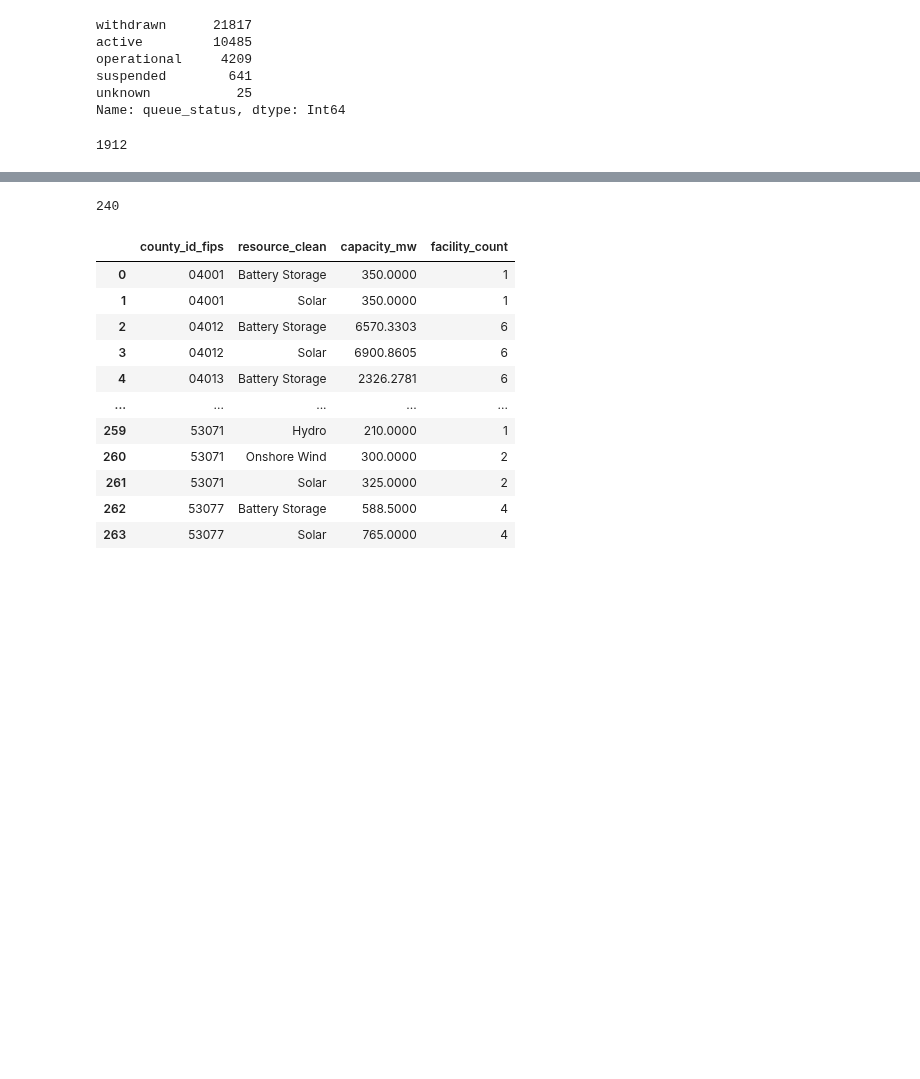
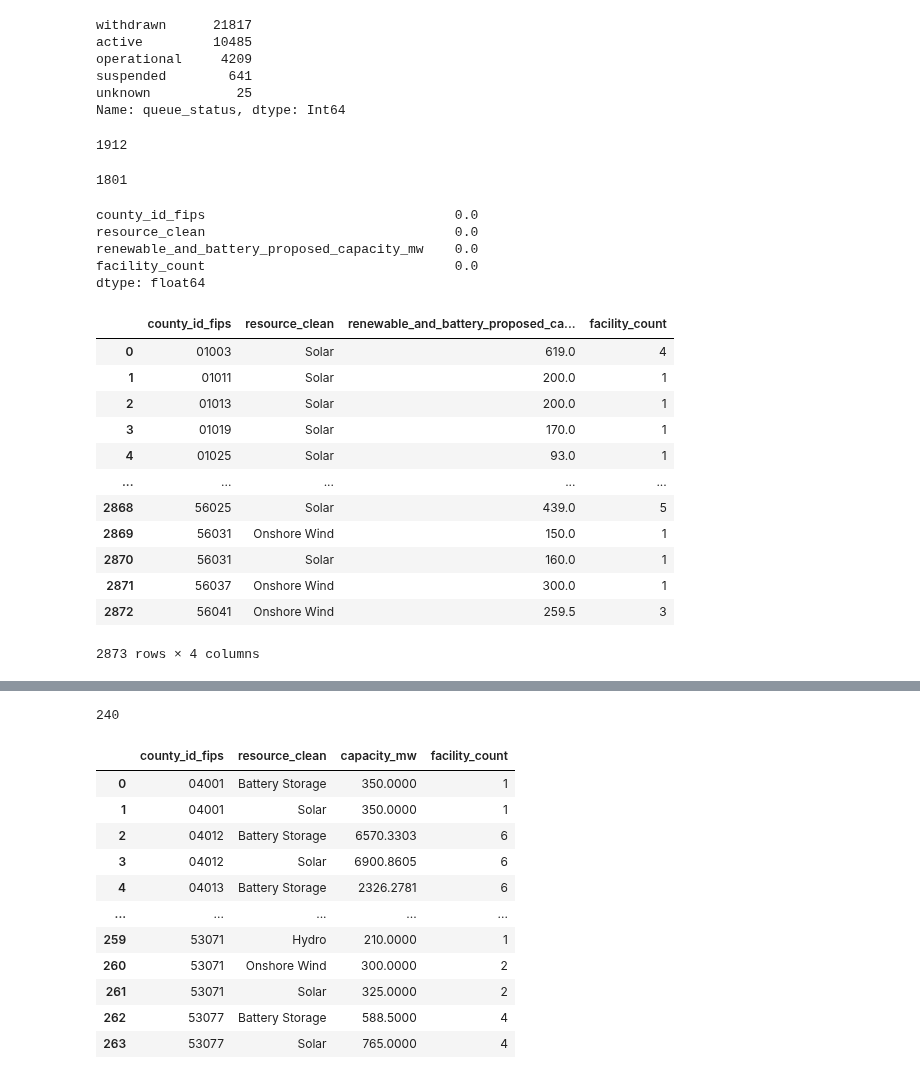
Before and after one commit to deployment-gap-model-education-fund/deployment-gap-model, a Jupyter notebook: notebooks/53-kl-fyi-etl.ipynb, the cells around one changed output, grey strips where cells are left out. Saved outputs shown, nothing was run; the diff lists cells and outputs as text; code cells hidden in the pictures; blank space fills up the shorter version.

```diff
--- a/notebooks/53-kl-fyi-etl.ipynb
+++ b/notebooks/53-kl-fyi-etl.ipynb
@@ -537,3 +521,33 @@ Name: queue_status, dtype: Int64
 len(df[df.queue_status == "active"].county_id_fips.unique())
 # %% [output]
 1912
+# %%
+mart_df = pd.read_parquet("/app/data/output/data_mart/fyi_counties_proposed_clean_projects.parquet")
+# %%
+len(mart_df.county_id_fips.unique())
+# %% [output]
+1801
+# %%
+mart_df.isnull().sum()/len(mart_df)
+# %% [output]
+county_id_fips                                0.0
+resource_clean                                0.0
+renewable_and_battery_proposed_capacity_mw    0.0
+facility_count                                0.0
+dtype: float64
+# %%
+mart_df
+# %% [output]
+|  | county_id_fips | resource_clean | renewable_and_battery_proposed_ca... | facility_count |
+| 0 | 01003 | Solar | 619.0 | 4 |
+| 1 | 01011 | Solar | 200.0 | 1 |
+| 2 | 01013 | Solar | 200.0 | 1 |
+| 3 | 01019 | Solar | 170.0 | 1 |
+| 4 | 01025 | Solar | 93.0 | 1 |
+| ... | ... | ... | ... | ... |
+| 2868 | 56025 | Solar | 439.0 | 5 |
+| 2869 | 56031 | Onshore Wind | 150.0 | 1 |
+| 2870 | 56031 | Solar | 160.0 | 1 |
+| 2871 | 56037 | Onshore Wind | 300.0 | 1 |
+| 2872 | 56041 | Onshore Wind | 259.5 | 3 |
+2873 rows × 4 columns
```
Also changed, not shown: parts of 6 cells of this notebook.
